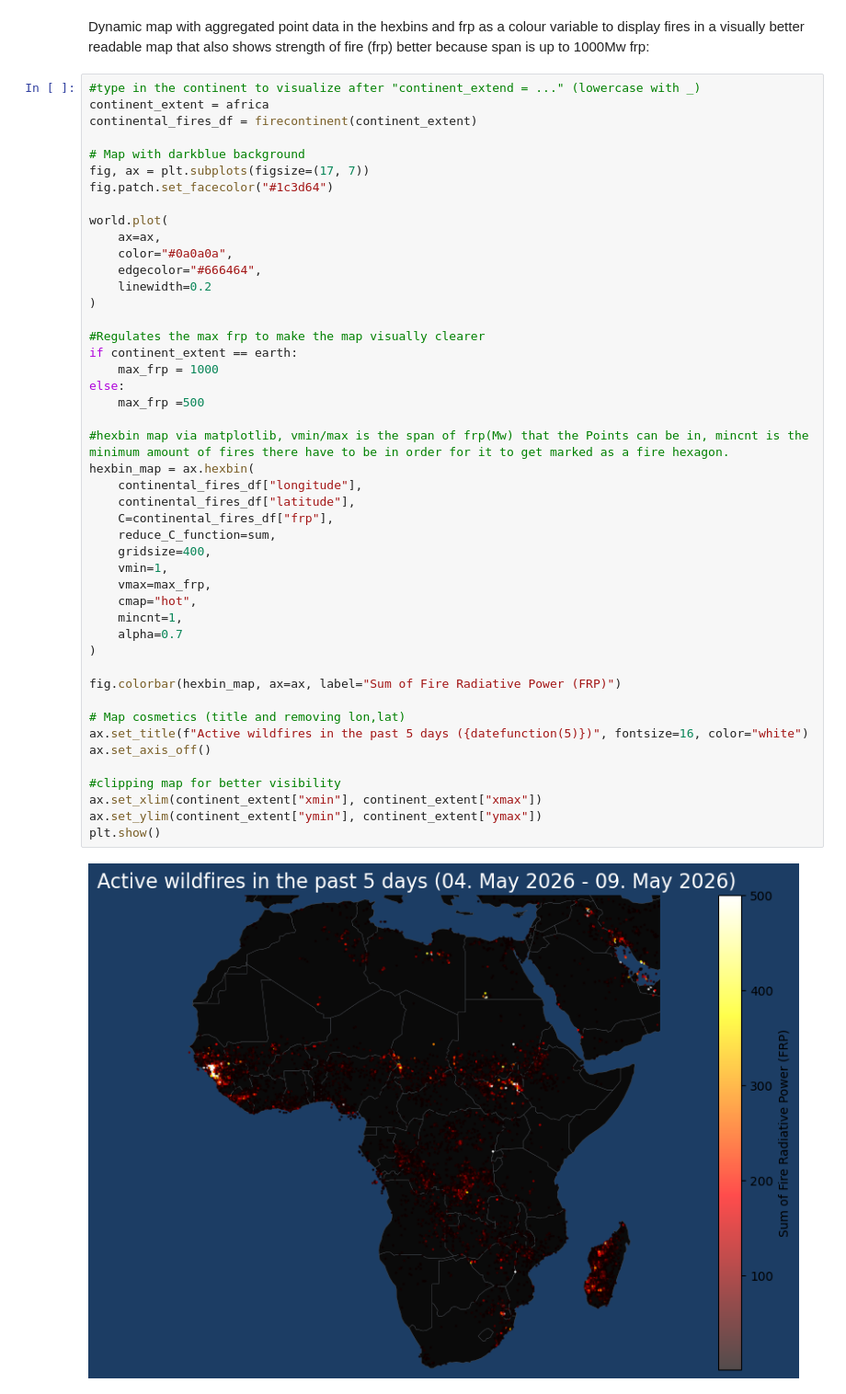
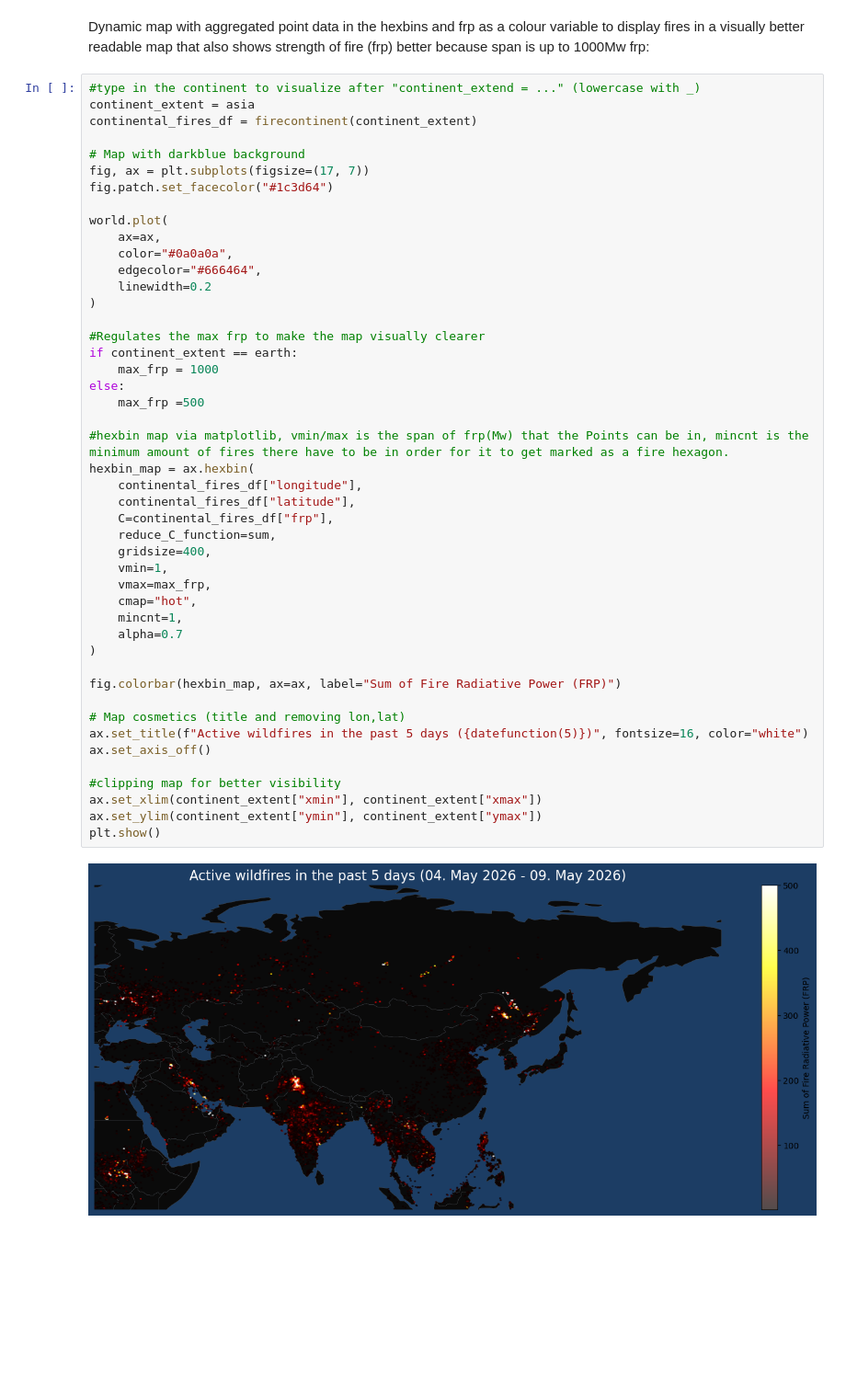
Before and after one commit to kaimuelle/Wildfires-Project, a Jupyter notebook: Notebook_wildfires.ipynb, the cells around one changed output. Shown at 92% size. Saved outputs shown, nothing was run; the diff lists cells and outputs as text; blank space fills up the shorter version.

```diff
--- a/Notebook_wildfires.ipynb
+++ b/Notebook_wildfires.ipynb
@@ -133,7 +131,7 @@ plt.show()
 Dynamic map with aggregated point data in the hexbins and frp as a colour variable to display fires in a visually better readable map that also shows strength of fire (frp) better because span is up to 1000Mw frp:
 # %%
 #type in the continent to visualize after "continent_extend = ..." (lowercase with _)
-continent_extent = africa
+continent_extent = asia
 continental_fires_df = firecontinent(continent_extent)
 
 # Map with darkblue background
@@ -151,31 +149,31 @@ world.plot(
 if continent_extent == earth:
     max_frp = 1000
 else:
     max_frp =500
 
 #hexbin map via matplotlib, vmin/max is the span of frp(Mw) that the Points can be in, mincnt is the minimum amount of fires there have to be in order for it to get marked as a fire hexagon.
 hexbin_map = ax.hexbin(
     continental_fires_df["longitude"],
     continental_fires_df["latitude"],
     C=continental_fires_df["frp"],
     reduce_C_function=sum,
     gridsize=400,
     vmin=1,
     vmax=max_frp,
     cmap="hot",
     mincnt=1,
     alpha=0.7
 )
 
 fig.colorbar(hexbin_map, ax=ax, label="Sum of Fire Radiative Power (FRP)")
 
 # Map cosmetics (title and removing lon,lat)
 ax.set_title(f"Active wildfires in the past 5 days ({datefunction(5)})", fontsize=16, color="white")
 ax.set_axis_off()
 
 #clipping map for better visibility
 ax.set_xlim(continent_extent["xmin"], continent_extent["xmax"])
 ax.set_ylim(continent_extent["ymin"], continent_extent["ymax"])
 plt.show()
 # %% [output]
-[figure, old version]
+[figure, new version]
```
Also changed, not shown: parts of 2 cells of this notebook, 1 other file.
